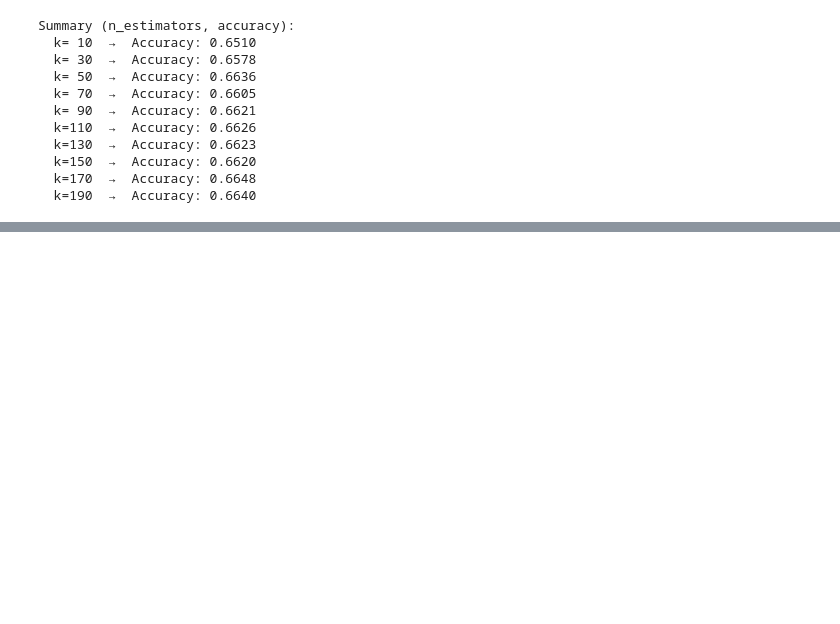
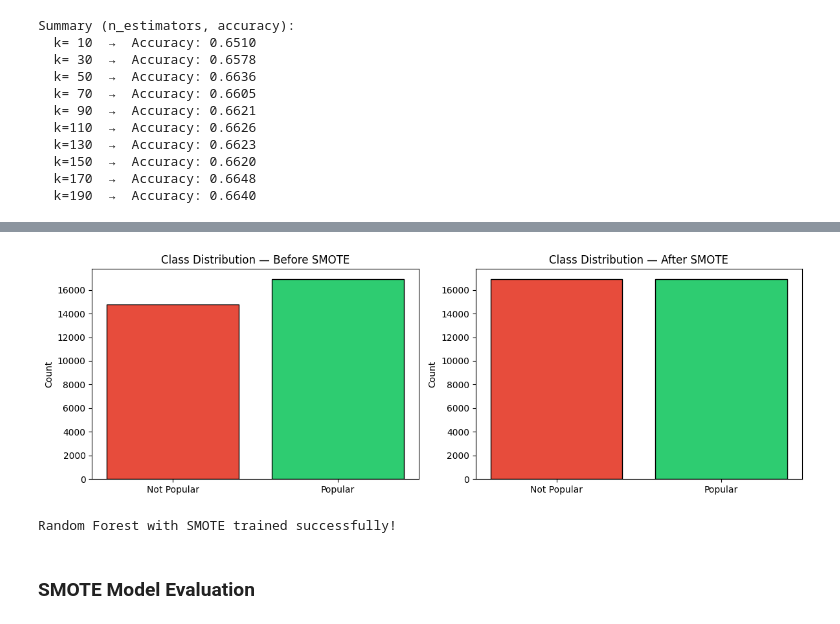
Before and after one commit to SLIIT-MSC-AI/ML_Group_Assignment, a Jupyter notebook: notebooks/RandomForest_Implementation.ipynb, the cells around one changed output, grey strips where cells are left out. Saved outputs shown, nothing was run; the diff lists cells and outputs as text; code cells hidden in the pictures; blank space fills up the shorter version.

Commit message:
feat: add SMOTE implementation and before vs after comparison

```diff
--- a/notebooks/RandomForest_Implementation.ipynb
+++ b/notebooks/RandomForest_Implementation.ipynb
@@ -257,0 +260,17 @@ Summary (n_estimators, accuracy):
+# %%
+# Print class distribution BEFORE applying SMOTE
+print("===== Original Training Class Distribution =====")
+print(f"  Class 0 (Not Popular): {sum(y_train == 0)}")
+print(f"  Class 1 (Popular)    : {sum(y_train == 1)}")
+print(f"  Total Samples        : {len(y_train)}")
+
+# Apply SMOTE only on training data
+# SMOTE creates synthetic minority-class samples by interpolating between existing ones
+smote = SMOTE(random_state=RANDOM_STATE)
+X_train_sm, y_train_sm = smote.fit_resample(X_train, y_train)
+
+# Print class distribution AFTER SMOTE
+print("===== After SMOTE — Training Class Distribution =====")
+print(f"  Class 0 (Not Popular): {sum(y_train_sm == 0)}")
+print(f"  Class 1 (Popular)    : {sum(y_train_sm == 1)}")
+print(f"  Total Samples        : {len(y_train_sm)}")
@@ -257,0 +286,47 @@ Summary (n_estimators, accuracy):
+# %%
+# Visualize class distribution before and after SMOTE side by side
+fig, axes = plt.subplots(1, 2, figsize=(12, 4))
+
+axes[0].bar(
+    ["Not Popular", "Popular"],
+    [sum(y_train == 0), sum(y_train == 1)],
+    color=["#e74c3c", "#2ecc71"], edgecolor="black"
+)
+axes[0].set_title("Class Distribution — Before SMOTE")
+axes[0].set_ylabel("Count")
+
+axes[1].bar(
+    ["Not Popular", "Popular"],
+    [sum(y_train_sm == 0), sum(y_train_sm == 1)],
+    color=["#e74c3c", "#2ecc71"], edgecolor="black"
+)
+axes[1].set_title("Class Distribution — After SMOTE")
+axes[1].set_ylabel("Count")
+
+plt.tight_layout()
+plt.show()
+# %% [output]
+[figure, added]
+# %%
+# Train a new Random Forest on the SMOTE-balanced training data
+# All other hyperparameters remain the same for a fair comparison
+rf_smote = RandomForestClassifier(
+    n_estimators=200,
+    max_depth=10,
+    min_samples_split=5,
+    min_samples_leaf=2,
+    class_weight="balanced",
+    random_state=RANDOM_STATE,
+    n_jobs=-1
+)
+rf_smote.fit(X_train_sm, y_train_sm)  # Train on SMOTE-resampled data
+
+# Predict on the ORIGINAL (unchanged) test set
+y_pred_sm = rf_smote.predict(X_test)
+y_prob_sm = rf_smote.predict_proba(X_test)[:, 1]
+
+print("Random Forest with SMOTE trained successfully!")
+# %% [output]
+Random Forest with SMOTE trained successfully!
+# %% [markdown]
+### SMOTE Model Evaluation
```
Also changed, not shown: parts of 5 cells of this notebook.
